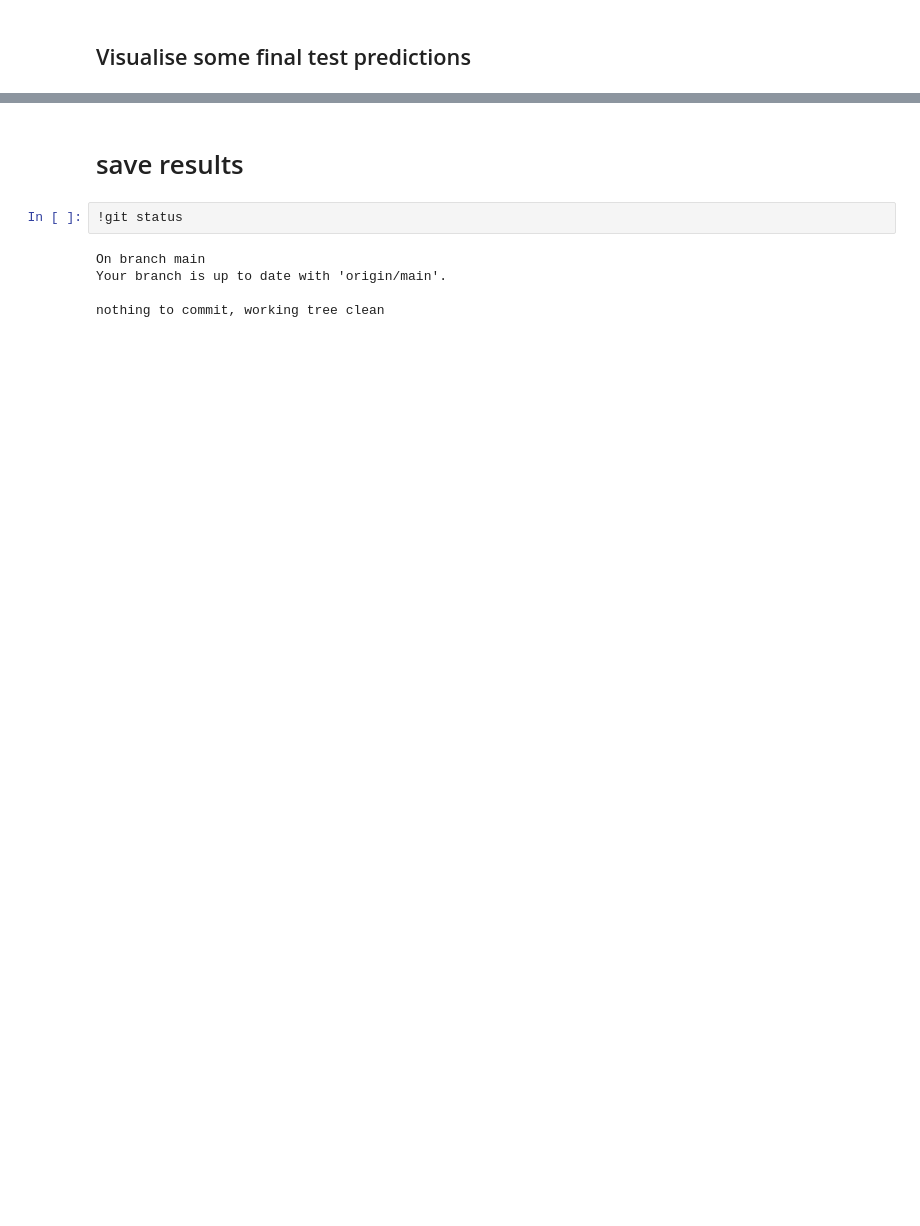
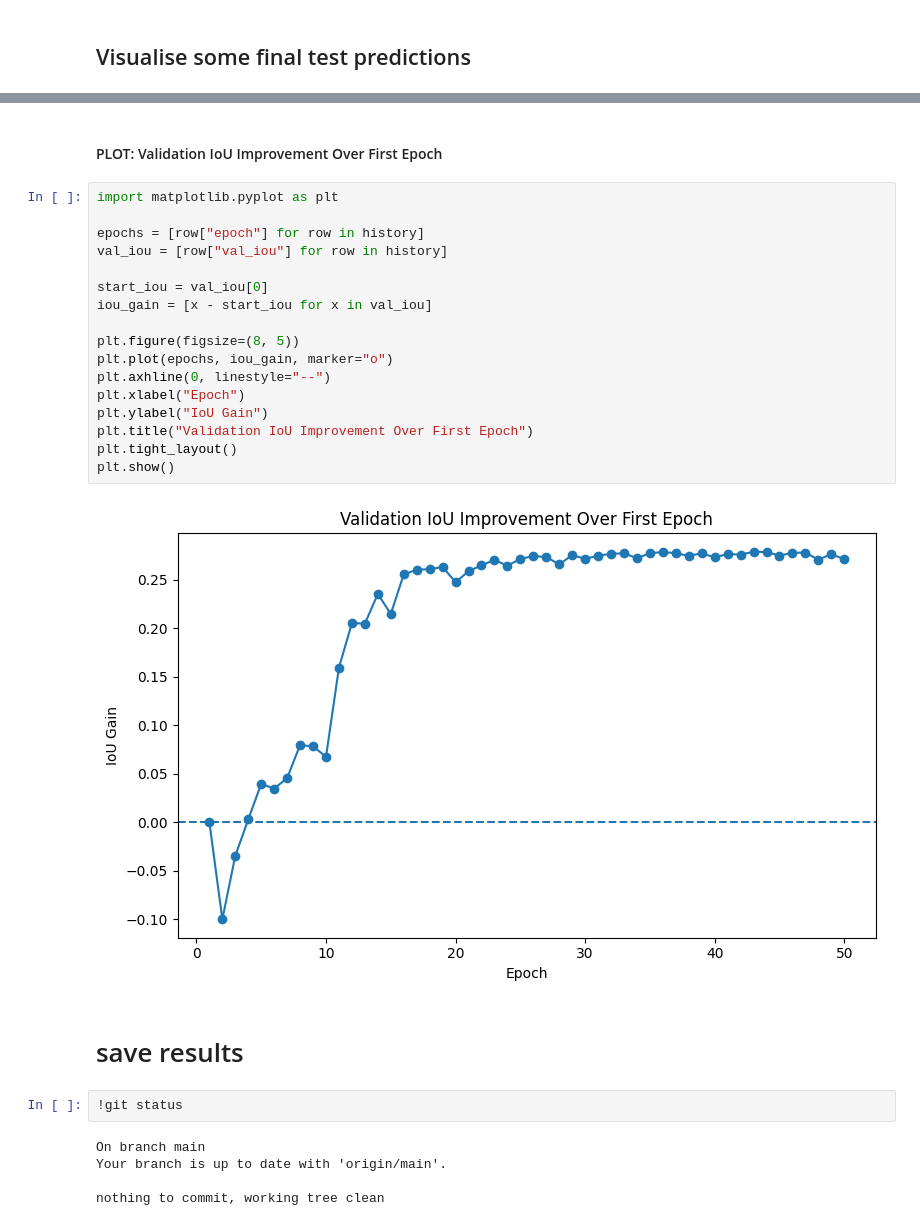
Before and after one commit to Magic-Master420/COMP9517-Group-Project, a Jupyter notebook: dl/cm/BEST_CHECKPOINT_method_pytorch_deeplabv3.ipynb, the cells around one changed output, grey strips where cells are left out. Drawn from its saved outputs; the diff is of its cells as text; blank space fills up the shorter version.

```diff
--- a/dl/cm/BEST_CHECKPOINT_method_pytorch_deeplabv3.ipynb
+++ b/dl/cm/BEST_CHECKPOINT_method_pytorch_deeplabv3.ipynb
@@ -715,3 +790,24 @@ plt.show()
+# %% [markdown]
+#### PLOT: Validation IoU Improvement Over First Epoch
+# %%
+import matplotlib.pyplot as plt
+
+epochs = [row["epoch"] for row in history]
+val_iou = [row["val_iou"] for row in history]
+
+start_iou = val_iou[0]
+iou_gain = [x - start_iou for x in val_iou]
+
+plt.figure(figsize=(8, 5))
+plt.plot(epochs, iou_gain, marker="o")
+plt.axhline(0, linestyle="--")
+plt.xlabel("Epoch")
+plt.ylabel("IoU Gain")
+plt.title("Validation IoU Improvement Over First Epoch")
+plt.tight_layout()
+plt.show()
+# %% [output]
+[figure, added]
 # %% [markdown]
 # save results
 # %%
```
Also changed, not shown: parts of 16 cells of this notebook.
